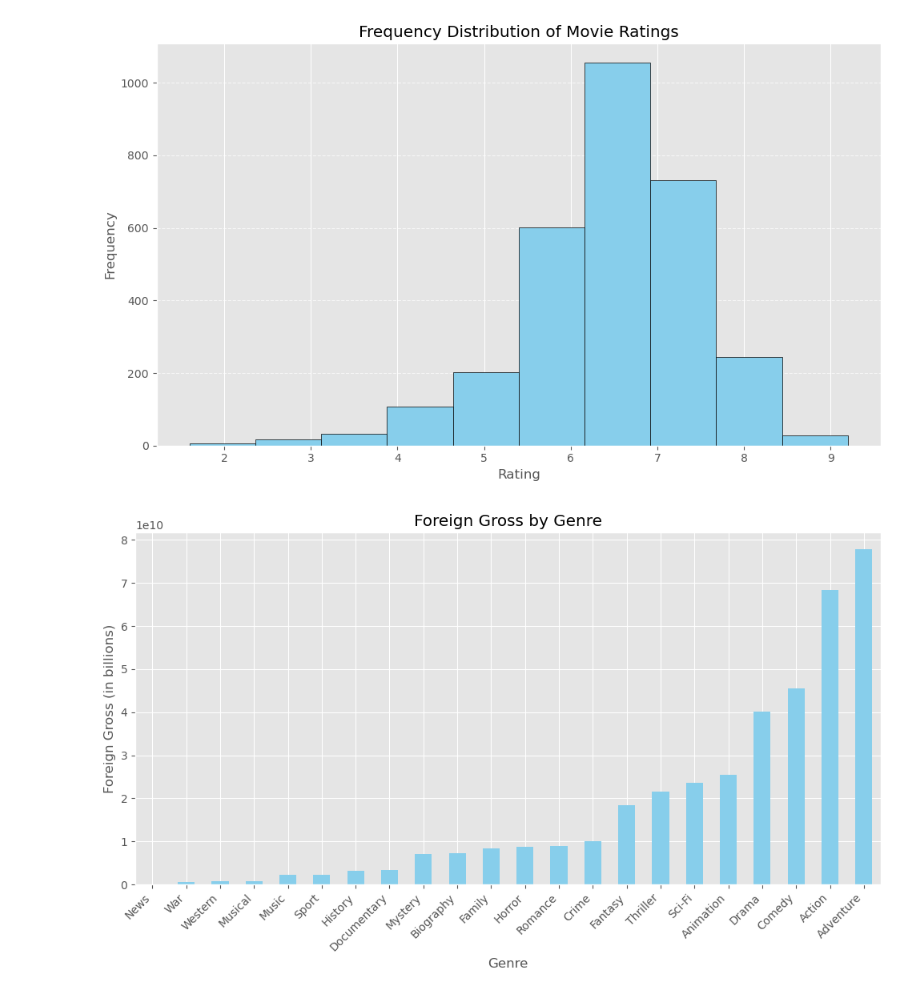
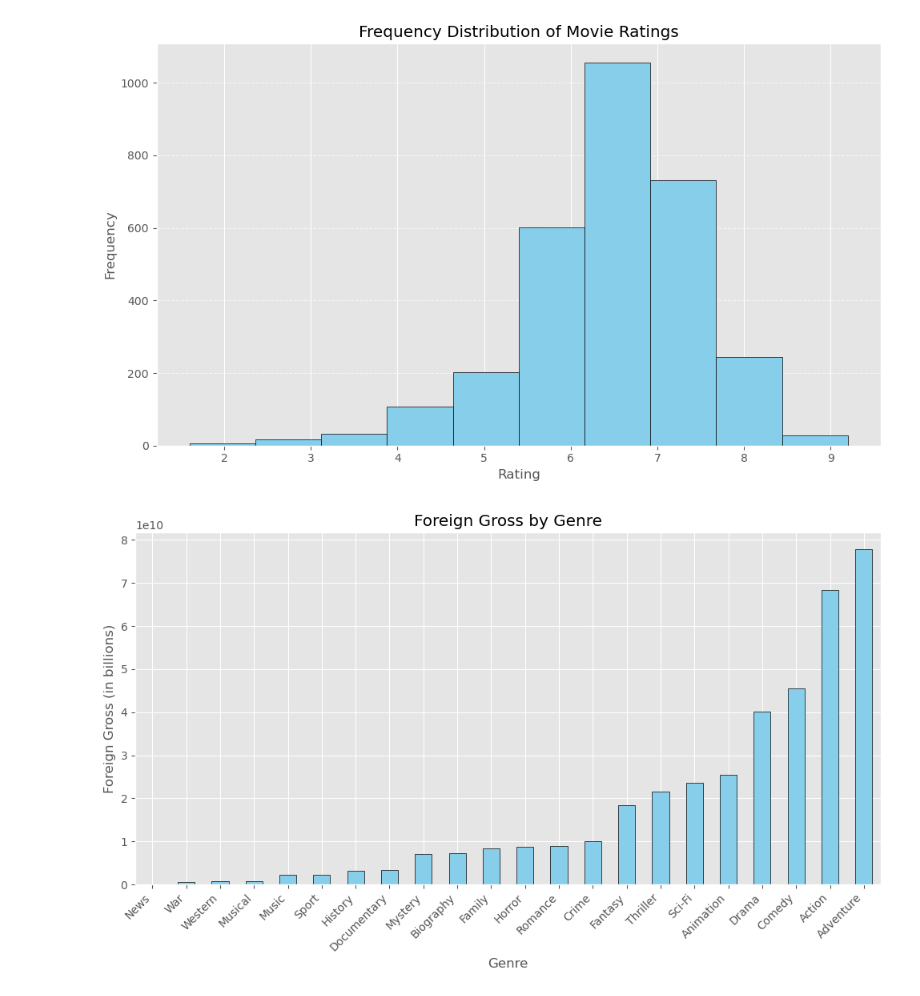
Before and after one commit to BenVvv/Project-1-XI, a Jupyter notebook: Ben_V Project 1 5.4.24.ipynb, the cells around one changed output. Saved outputs shown, nothing was run; the diff lists cells and outputs as text; code cells hidden in the pictures.

```diff
--- a/Ben_V Project 1 5.4.24.ipynb
+++ b/Ben_V Project 1 5.4.24.ipynb
@@ -324,25 +328,30 @@ plt.show()
 # %% [output]
 [figure]
 # %%
-# Create DataFrame
+# Upload data frame
 df = pd.DataFrame(merged_df1)
+
 # Replace NaN with an integer (for example, 0)
 df.fillna(0, inplace=True)
+
 # Splitting genres and expanding rows
 df_genres = df['Genres'].str.split(',', expand=True).stack().reset_index(level=1, drop=True)
+
 # Adding the genres as a column
 df = df.drop('Genres', axis=1).join(df_genres.rename('Genre'))
+
 # Group by genre and sum foreign gross
 df['Foreign_gross'] = pd.to_numeric(df['Foreign_gross'], errors='coerce')
 genre_foreign_gross = df.groupby('Genre')['Foreign_gross'].sum().sort_values(ascending=True)
+
 # Plotting
 plt.figure(figsize=(10, 6))
-genre_foreign_gross.plot(kind='bar', color='skyblue')
+genre_foreign_gross.plot(kind='bar', color='skyblue', edgecolor='black')
 plt.title('Foreign Gross by Genre')
 plt.xlabel('Genre')
 plt.ylabel('Foreign Gross (in billions)')
 plt.xticks(rotation=45, ha='right')
 plt.tight_layout()
 plt.show()
 # %% [output]
-[figure, old version]
+[figure, new version]
```
Also changed, not shown: parts of 7 cells of this notebook.
